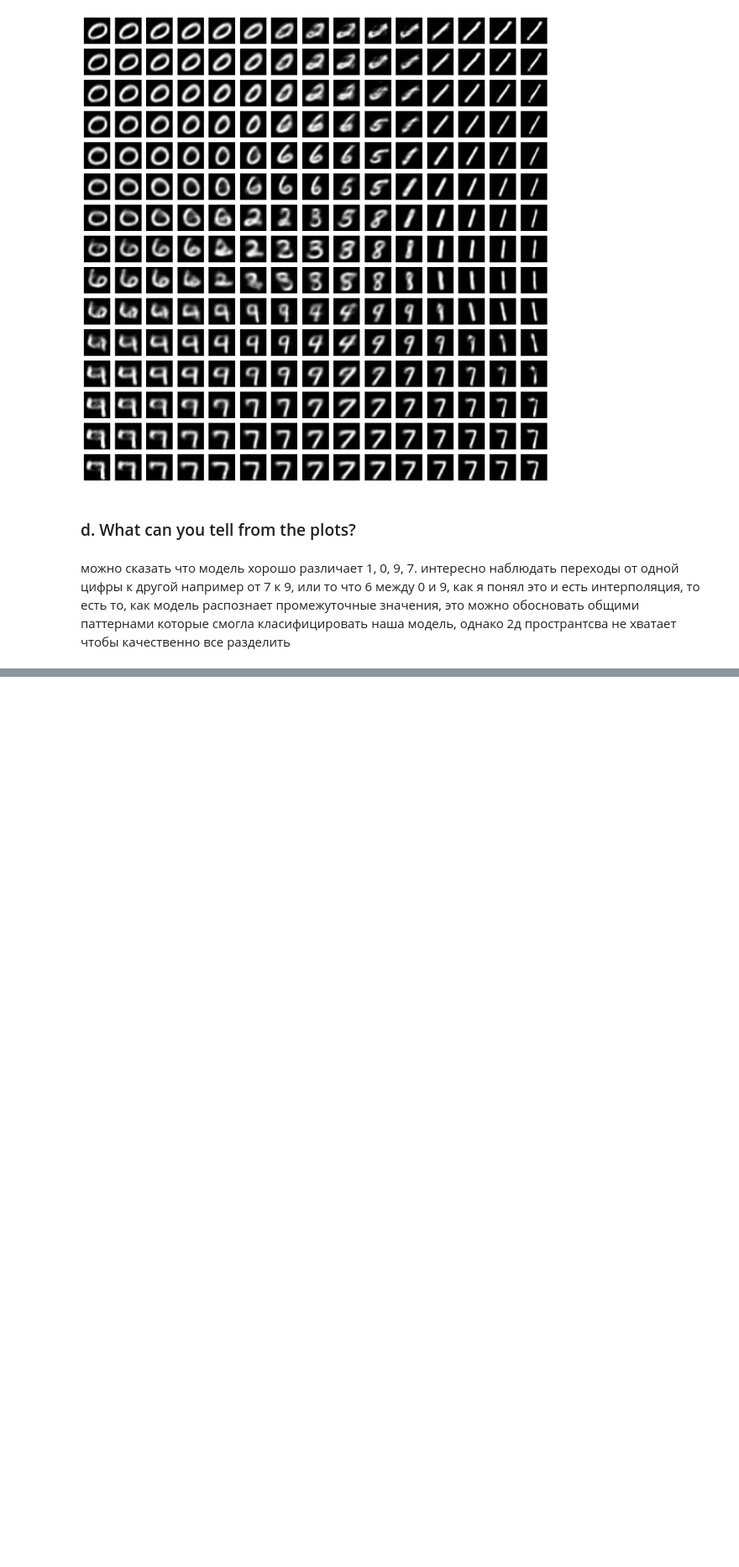
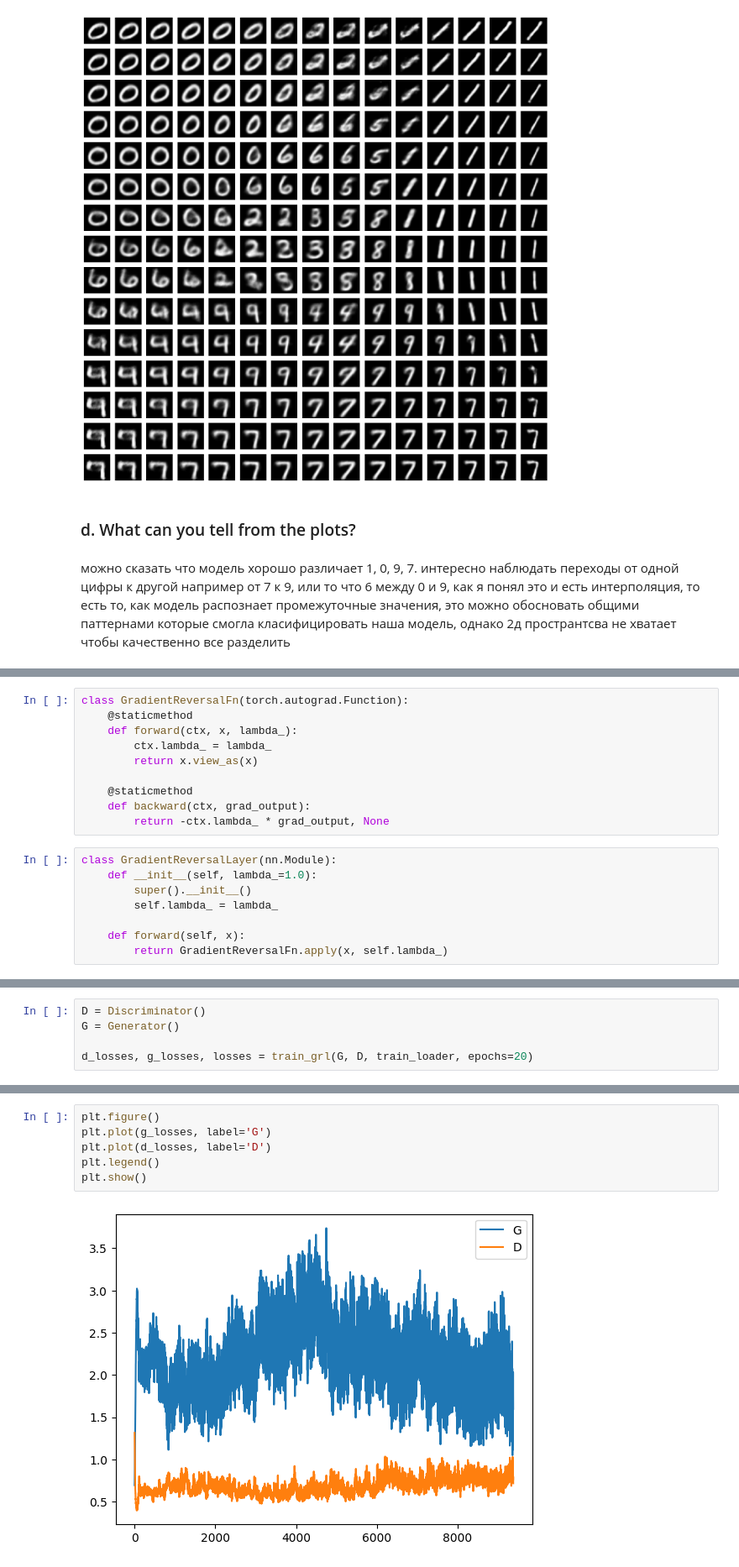
Before and after one commit to why-black/generative-models-vae-gan-diffusion, a Jupyter notebook: src/generative_ml.ipynb, the cells around one changed output, grey strips where cells are left out. Shown at 84% size. Cells and saved outputs as stored; diff of their text form; blank space fills up the shorter version.

```diff
--- a/src/generative_ml.ipynb
+++ b/src/generative_ml.ipynb
@@ -200,0 +474,18 @@ plt.show()
+# %%
+class GradientReversalFn(torch.autograd.Function):
+    @staticmethod
+    def forward(ctx, x, lambda_):
+        ctx.lambda_ = lambda_
+        return x.view_as(x)
+
+    @staticmethod
+    def backward(ctx, grad_output):
+        return -ctx.lambda_ * grad_output, None
+# %%
+class GradientReversalLayer(nn.Module):
+    def __init__(self, lambda_=1.0):
+        super().__init__()
+        self.lambda_ = lambda_
+
+    def forward(self, x):
+        return GradientReversalFn.apply(x, self.lambda_)
@@ -200,0 +544,5 @@ plt.show()
+# %%
+D = Discriminator()
+G = Generator()
+
+d_losses, g_losses, losses = train_grl(G, D, train_loader, epochs=20)
@@ -200,0 +570,8 @@ plt.show()
+# %%
+plt.figure()
+plt.plot(g_losses, label='G')
+plt.plot(d_losses, label='D')
+plt.legend()
+plt.show()
+# %% [output]
+[figure, added]
```
Also changed, not shown: parts of 45 cells of this notebook.
